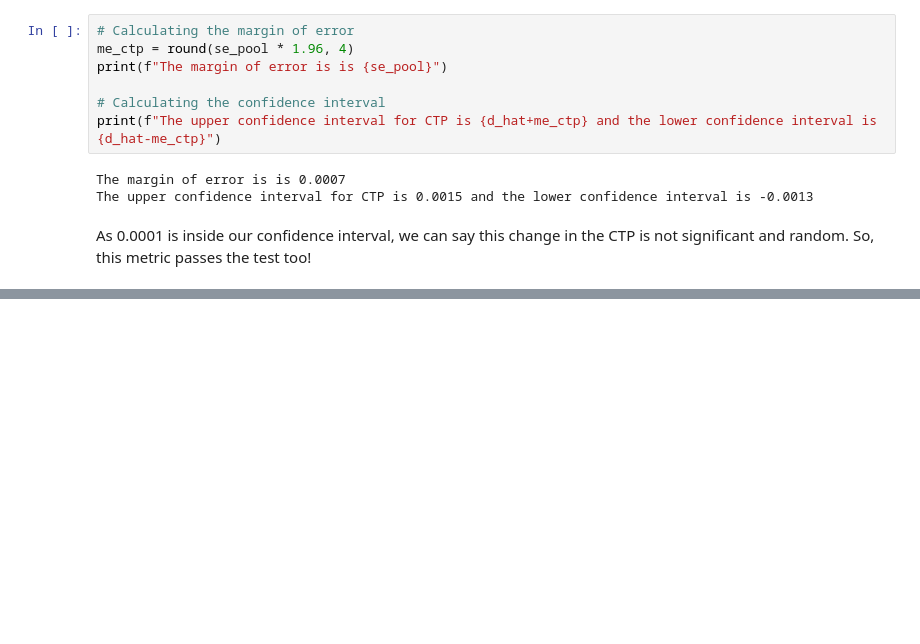
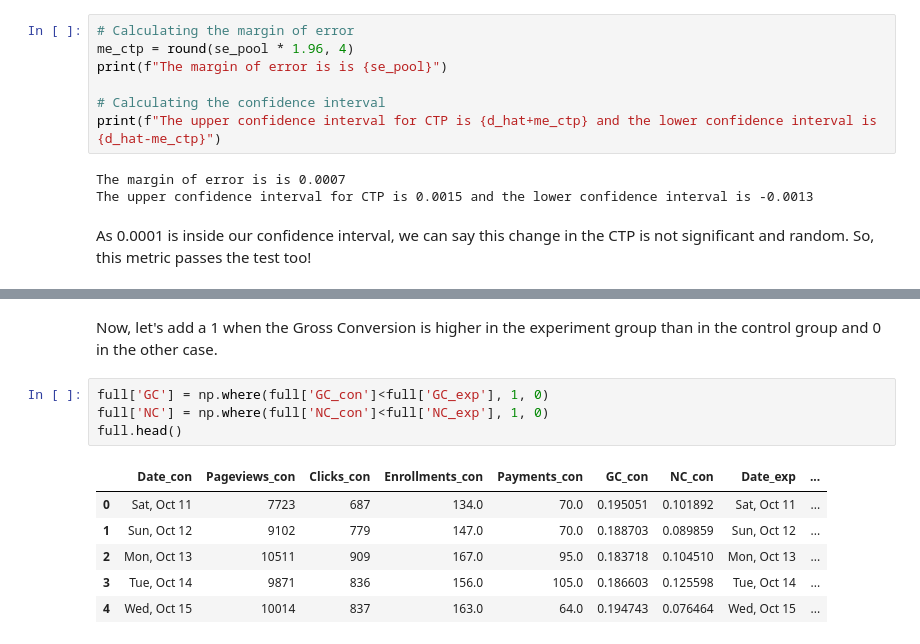
Before and after one commit to SofiaValan/ab-testing, a Jupyter notebook: ab_testing_project.ipynb, the cells around one changed output, grey strips where cells are left out. Cells and saved outputs as stored; diff of their text form; blank space fills up the shorter version.

```diff
--- a/ab_testing_project.ipynb
+++ b/ab_testing_project.ipynb
@@ -427,0 +560,13 @@ Give a high-level description of the follow up experiment you would run, what yo
+# %% [markdown]
+Now, let's add a 1 when the Gross Conversion is higher in the experiment group than in the control group and 0 in the other case.
+# %%
+full['GC'] = np.where(full['GC_con']<full['GC_exp'], 1, 0)
+full['NC'] = np.where(full['NC_con']<full['NC_exp'], 1, 0)
+full.head()
+# %% [output]
+|  | Date_con | Pageviews_con | Clicks_con | Enrollments_con | Payments_con | GC_con | NC_con | Date_exp | ... |
+| 0 | Sat, Oct 11 | 7723 | 687 | 134.0 | 70.0 | 0.195051 | 0.101892 | Sat, Oct 11 | ... |
+| 1 | Sun, Oct 12 | 9102 | 779 | 147.0 | 70.0 | 0.188703 | 0.089859 | Sun, Oct 12 | ... |
+| 2 | Mon, Oct 13 | 10511 | 909 | 167.0 | 95.0 | 0.183718 | 0.104510 | Mon, Oct 13 | ... |
+| 3 | Tue, Oct 14 | 9871 | 836 | 156.0 | 105.0 | 0.186603 | 0.125598 | Tue, Oct 14 | ... |
+| 4 | Wed, Oct 15 | 10014 | 837 | 163.0 | 64.0 | 0.194743 | 0.076464 | Wed, Oct 15 | ... |
```
Also changed, not shown: parts of 28 cells of this notebook.
